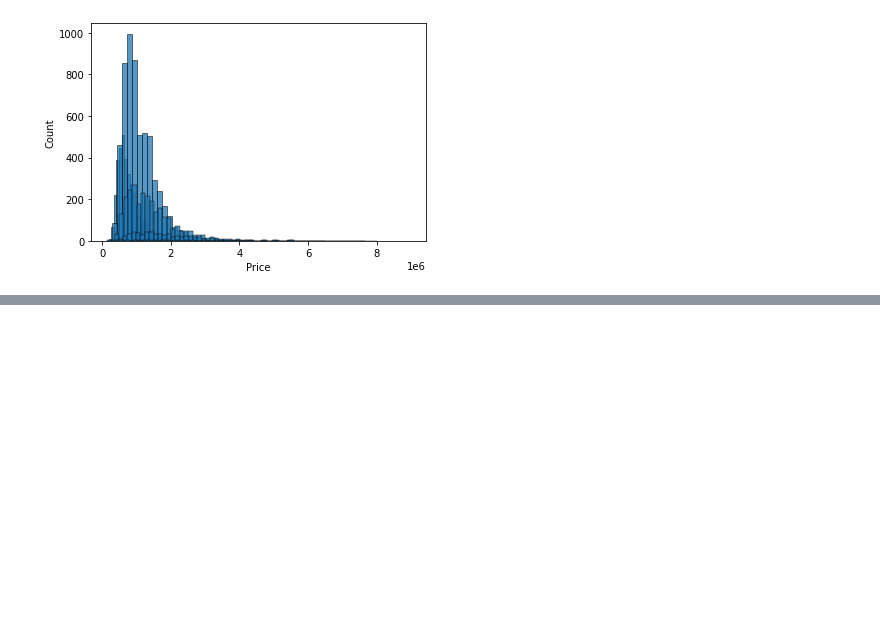
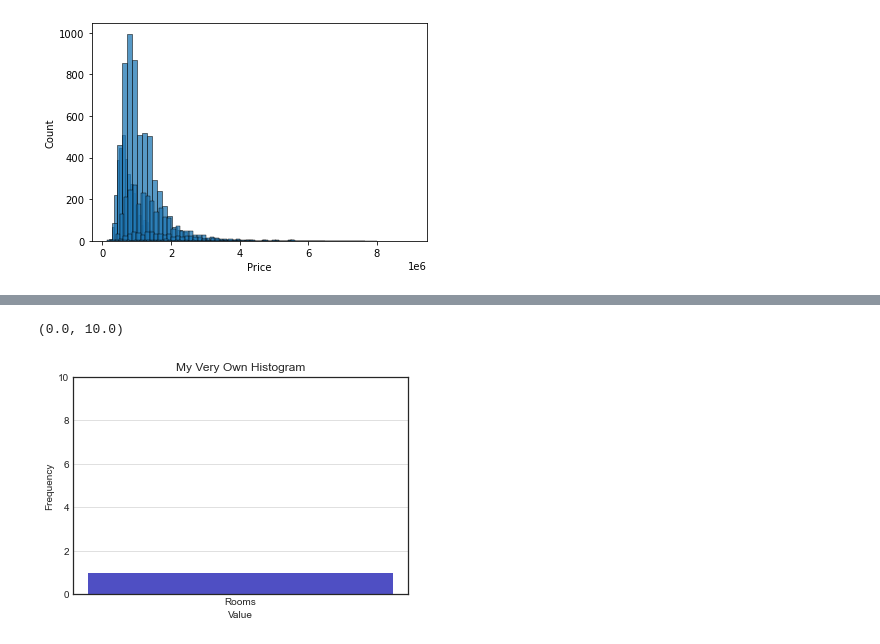
Before and after one commit to grocholskaaleksandra/MachineLearningIntro, a Jupyter notebook: Class_notes/04_PMF.ipynb, the cells around one changed output, grey strips where cells are left out. Saved outputs shown, nothing was run; the diff lists cells and outputs as text; code cells hidden in the pictures; blank space fills up the shorter version.

```diff
--- a/Class_notes/04_PMF.ipynb
+++ b/Class_notes/04_PMF.ipynb
@@ -51,0 +85,16 @@ sns.histplot(data=data, x="Price",Ss hue="Rooms",element="step")
+# %%
+import matplotlib.pyplot as plt
+import numpy as np
+
+n, bins, patches = plt.hist(data=data, x=['Rooms'], bins='auto', color='#0504aa',
+                            alpha=0.7, rwidth=0.85)
+plt.grid(axis='y', alpha=0.75)
+plt.xlabel('Value')
+plt.ylabel('Frequency')
+plt.title('My Very Own Histogram')
+maxfreq = n.max()
+# Set a clean upper y-axis limit.
+plt.ylim(ymax=np.ceil(maxfreq / 10) * 10 if maxfreq % 10 else maxfreq + 10)
+# %% [output]
+(0.0, 10.0)
+[figure, added]
```
Also changed, not shown: parts of 6 cells of this notebook.
